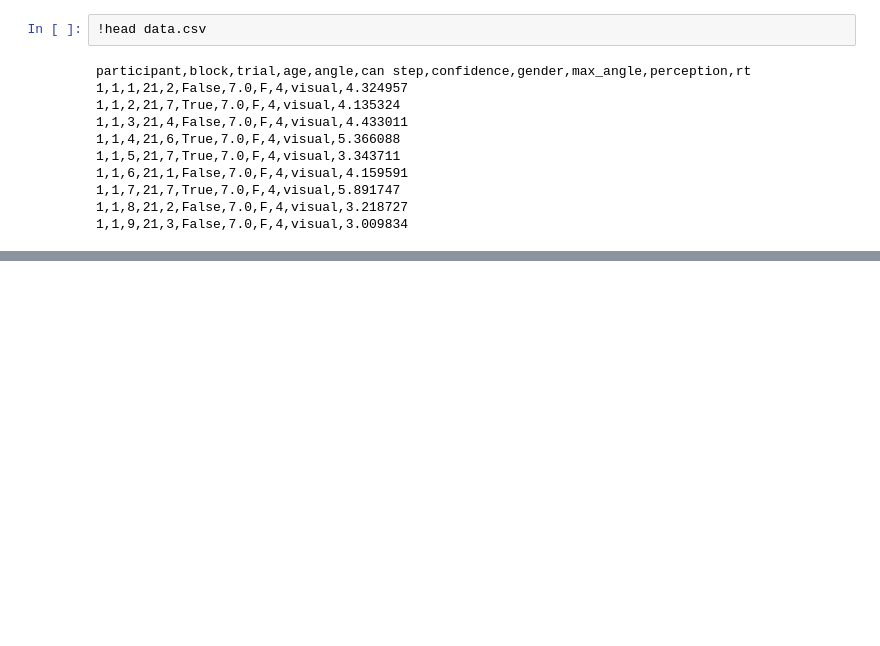
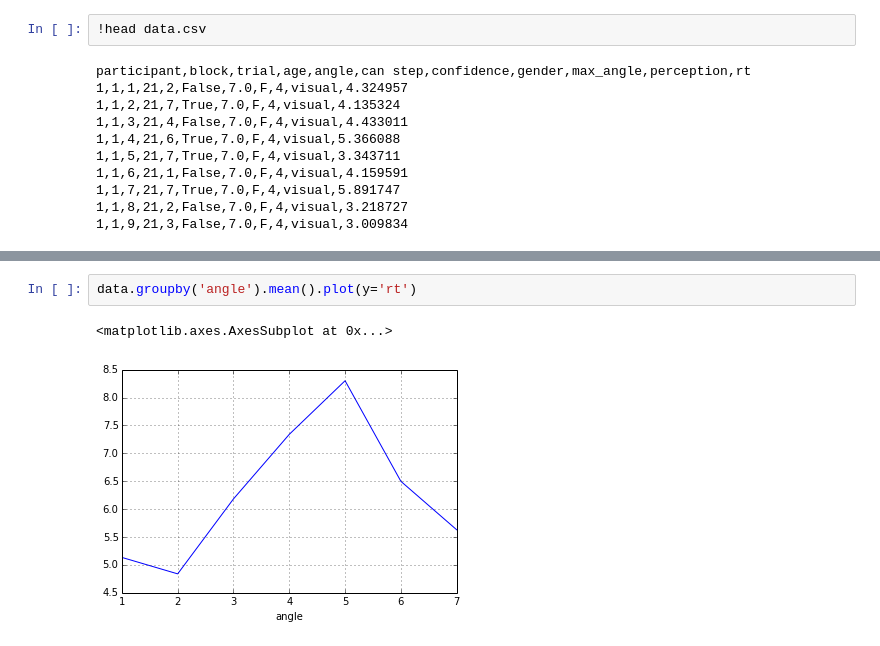
Before and after one commit to hsharrison/open-source-science-workshop, a Jupyter notebook: sessions/2014-07-02/3-stats.ipynb, the cells around one changed output, grey strips where cells are left out. Cells and saved outputs as stored; diff of their text form; blank space fills up the shorter version.

```diff
--- a/sessions/2014-07-02/3-stats.ipynb
+++ b/sessions/2014-07-02/3-stats.ipynb
@@ -55,0 +60,5 @@ data
+# %%
+data.groupby('angle').mean().plot(y='rt')
+# %% [output]
+<matplotlib.axes.AxesSubplot at 0x...>
+[figure, added]
```
Also changed, not shown: parts of 30 cells of this notebook, 1 other file.
